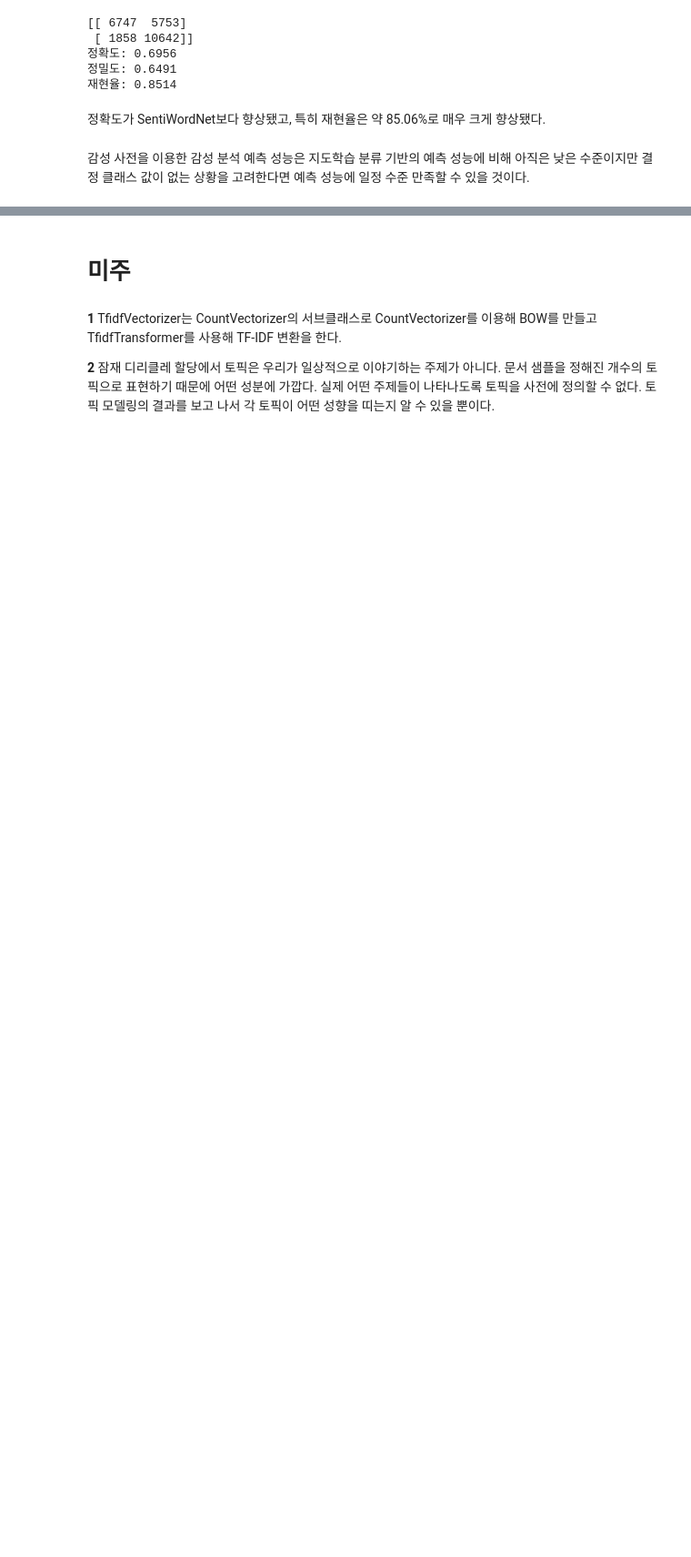
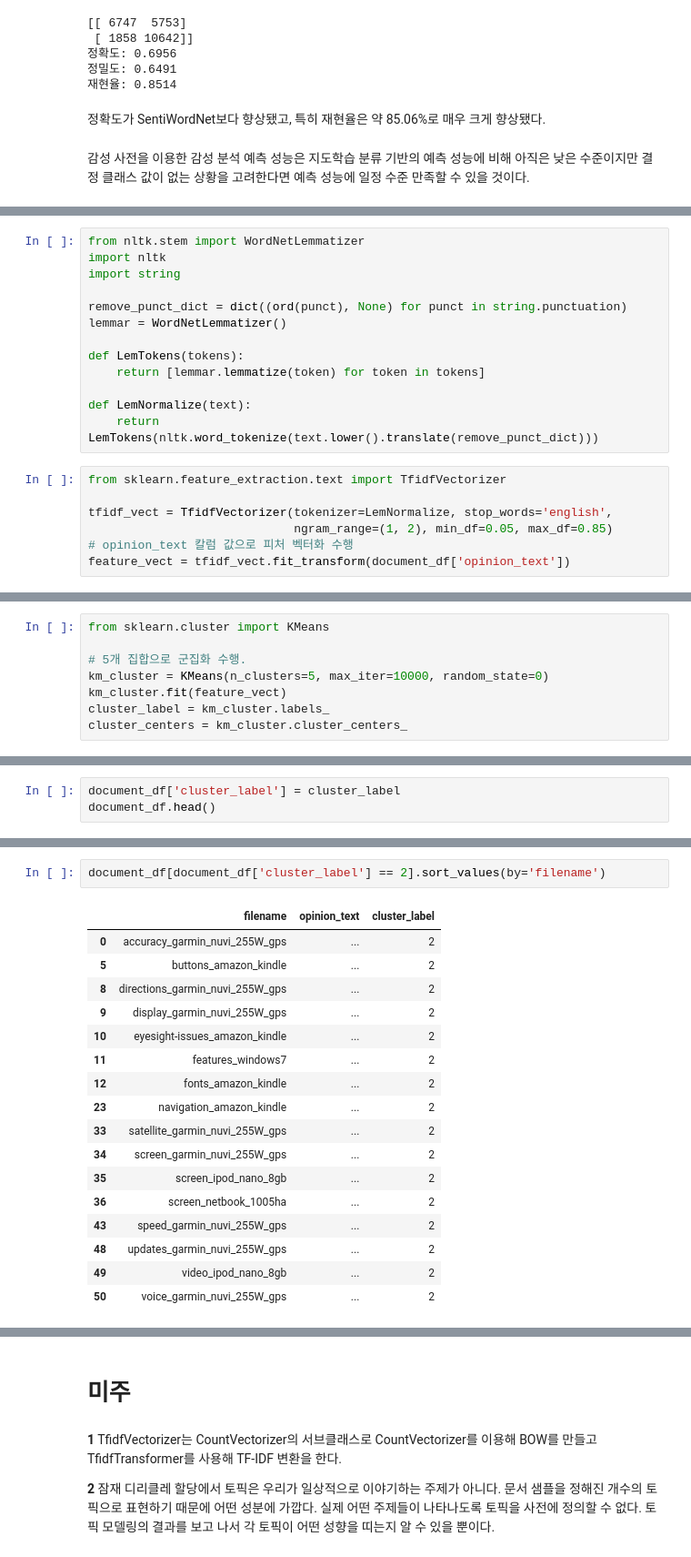
Before and after one commit to Sameta-cani/jwork, a Jupyter notebook: Text Analysis.ipynb, the cells around one changed output, grey strips where cells are left out. Shown: that part at 91% size. Drawn from its saved outputs; the diff is of its cells as text; blank space fills up the shorter version.

```diff
--- a/Text Analysis.ipynb
+++ b/Text Analysis.ipynb
@@ -1429,0 +1481,20 @@ LDA와 같은 토픽 모델링은 레이블이 없거나, 레이블이 있더라
+# %%
+from nltk.stem import WordNetLemmatizer
+import nltk
+import string
+
+remove_punct_dict = dict((ord(punct), None) for punct in string.punctuation)
+lemmar = WordNetLemmatizer()
+
+def LemTokens(tokens):
+    return [lemmar.lemmatize(token) for token in tokens]
+
+def LemNormalize(text):
+    return LemTokens(nltk.word_tokenize(text.lower().translate(remove_punct_dict)))
+# %%
+from sklearn.feature_extraction.text import TfidfVectorizer
+
+tfidf_vect = TfidfVectorizer(tokenizer=LemNormalize, stop_words='english',
+                             ngram_range=(1, 2), min_df=0.05, max_df=0.85)
+# opinion_text 칼럼 값으로 피처 벡터화 수행
+feature_vect = tfidf_vect.fit_transform(document_df['opinion_text'])
@@ -1429,0 +1503,8 @@ LDA와 같은 토픽 모델링은 레이블이 없거나, 레이블이 있더라
+# %%
+from sklearn.cluster import KMeans
+
+# 5개 집합으로 군집화 수행.
+km_cluster = KMeans(n_clusters=5, max_iter=10000, random_state=0)
+km_cluster.fit(feature_vect)
+cluster_label = km_cluster.labels_
+cluster_centers = km_cluster.cluster_centers_
@@ -1429,0 +1513,3 @@ LDA와 같은 토픽 모델링은 레이블이 없거나, 레이블이 있더라
+# %%
+document_df['cluster_label'] = cluster_label
+document_df.head()
@@ -1429,0 +1551,20 @@ LDA와 같은 토픽 모델링은 레이블이 없거나, 레이블이 있더라
+# %%
+document_df[document_df['cluster_label'] == 2].sort_values(by='filename')
+# %% [output]
+|  | filename | opinion_text | cluster_label |
+| 0 | accuracy_garmin_nuvi_255W_gps | ... | 2 |
+| 5 | buttons_amazon_kindle | ... | 2 |
+| 8 | directions_garmin_nuvi_255W_gps | ... | 2 |
+| 9 | display_garmin_nuvi_255W_gps | ... | 2 |
+| 10 | eyesight-issues_amazon_kindle | ... | 2 |
+| 11 | features_windows7 | ... | 2 |
+| 12 | fonts_amazon_kindle | ... | 2 |
+| 23 | navigation_amazon_kindle | ... | 2 |
+| 33 | satellite_garmin_nuvi_255W_gps | ... | 2 |
+| 34 | screen_garmin_nuvi_255W_gps | ... | 2 |
+| 35 | screen_ipod_nano_8gb | ... | 2 |
+| 36 | screen_netbook_1005ha | ... | 2 |
+| 43 | speed_garmin_nuvi_255W_gps | ... | 2 |
+| 48 | updates_garmin_nuvi_255W_gps | ... | 2 |
+| 49 | video_ipod_nano_8gb | ... | 2 |
+| 50 | voice_garmin_nuvi_255W_gps | ... | 2 |
```
Also changed, not shown: parts of 171 cells of this notebook, 2 other files.
